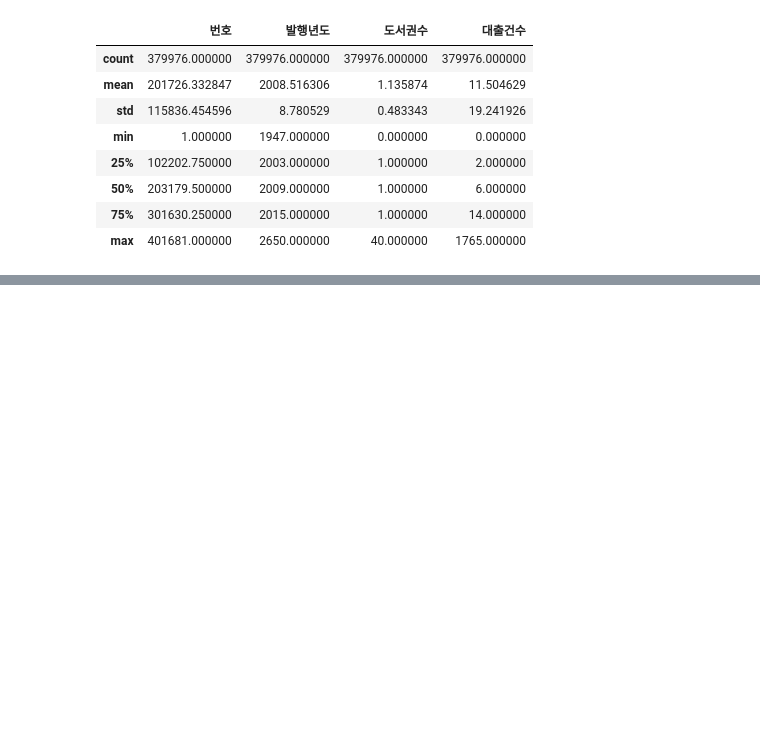
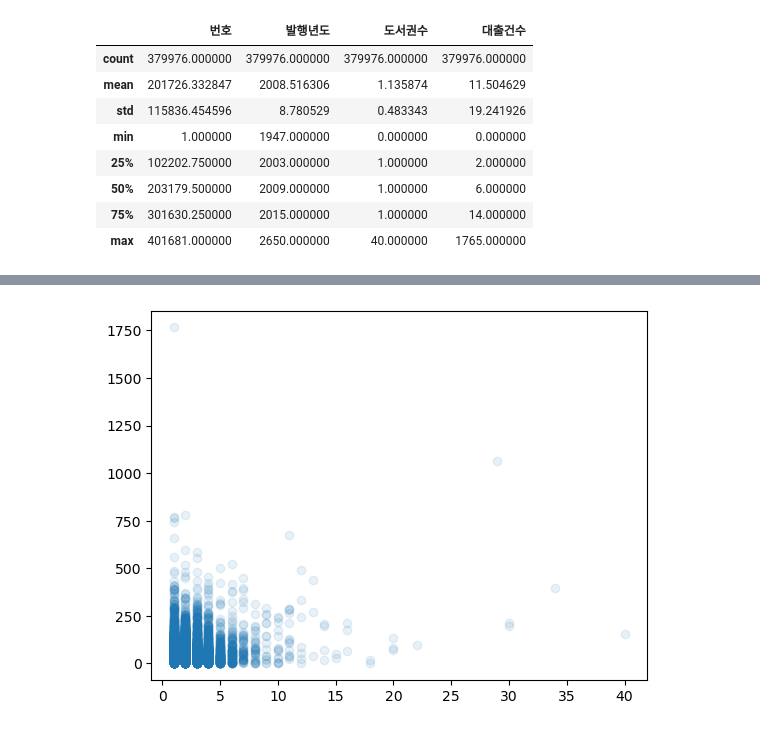
Before and after one commit to yoon0718/kepco, a Jupyter notebook: 09.13_data_summary.ipynb, the cells around one changed output, grey strips where cells are left out. Drawn from its saved outputs; the diff is of its cells as text; code cells hidden in the pictures; blank space fills up the shorter version.

```diff
--- a/09.13_data_summary.ipynb
+++ b/09.13_data_summary.ipynb
@@ -32,0 +160,7 @@ ns_book6.describe()
+# %%
+plt.scatter(ns_book7['도서권수'],ns_book7['대출건수'], alpha=0.1) #0에 가까울수록 투명 1에 가까울수록 불투명(투명도)
+plt.show()
+#도서권수가 적음
+#대부분 작은 값이기 때문에 도서권수와 대출건수 사이의 관계파악 어려움
+# %% [output]
+[figure, added]
```
Also changed, not shown: parts of 37 cells of this notebook.
